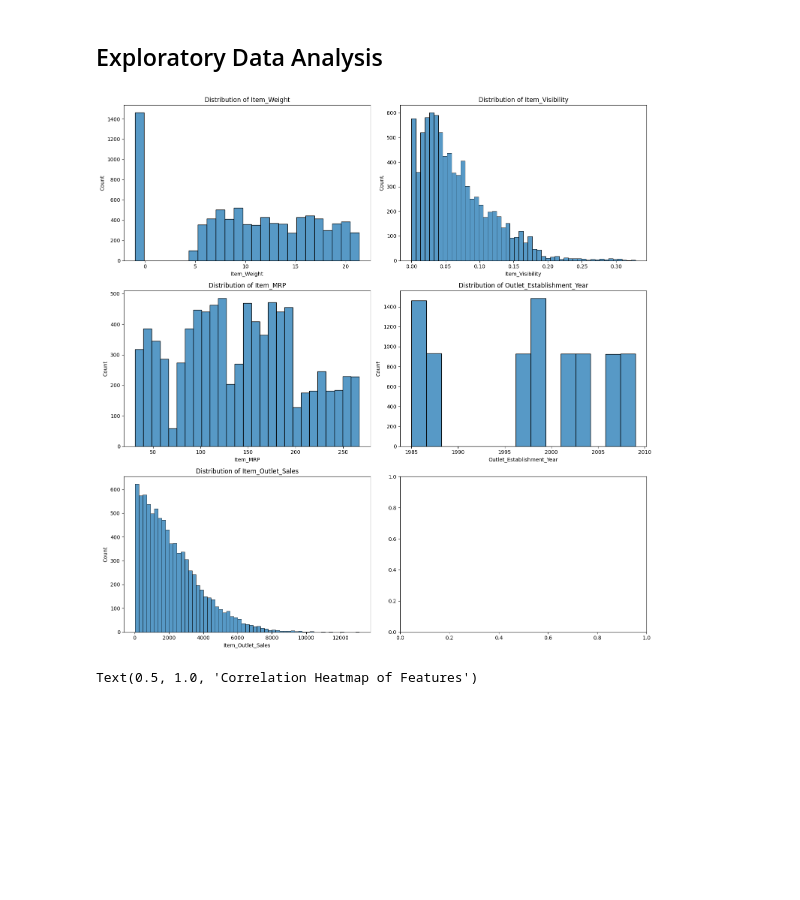
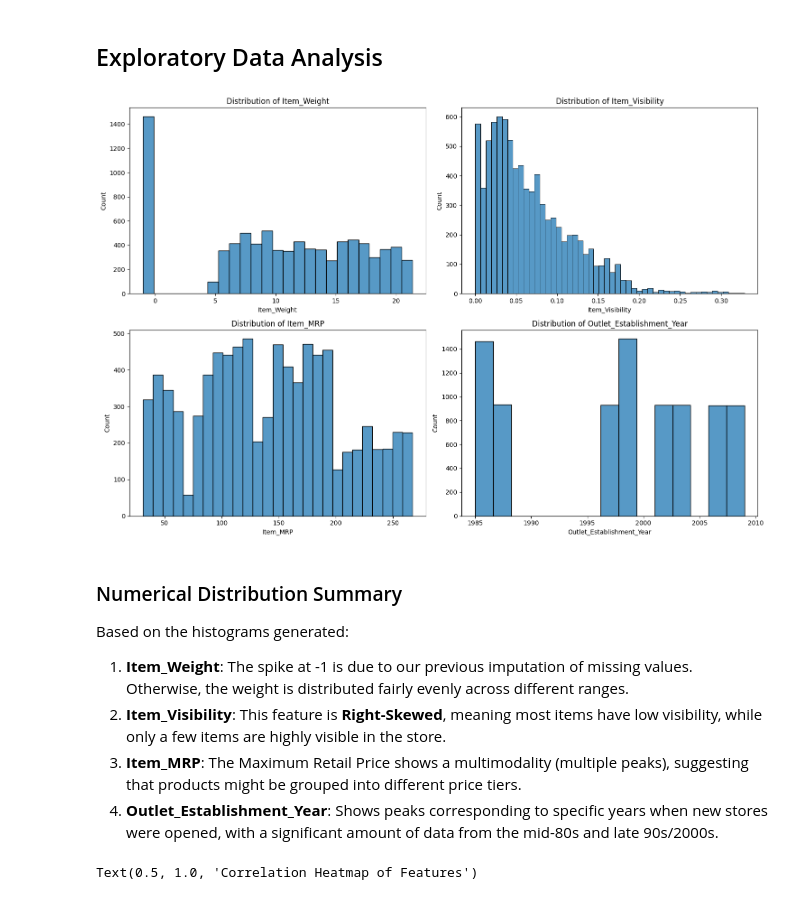
Before and after one commit to devMoamen/Prediction-of-Product-Sales, a Jupyter notebook: Prediction_of_Product_Sales.ipynb, the cells around one changed output. Saved outputs shown, nothing was run; the diff lists cells and outputs as text; code cells hidden in the pictures; blank space fills up the shorter version.

```diff
--- a/Prediction_of_Product_Sales.ipynb
+++ b/Prediction_of_Product_Sales.ipynb
@@ -153,20 +153,29 @@ sales_df.describe()
 ## Exploratory Data Analysis
 # %%
 # Identify numerical columns
-num_cols = sales_df.select_dtypes('number').columns
+num_cols = sales_df.drop(columns=['Item_Outlet_Sales']).select_dtypes('number').columns
 n_cols = 2
 n_rows = (len(num_cols) + 1) // n_cols
 
 fig, axes = plt.subplots(n_rows, n_cols, figsize=(15, 5 * n_rows))
 axes = axes.flatten()
 
 for i, col in enumerate(num_cols):
     sns.histplot(data=sales_df, x=col, ax=axes[i])
     axes[i].set_title(f'Distribution of {col}')
 
 plt.tight_layout()
 # %% [output]
-[figure, old version]
+[figure, new version]
+# %% [markdown]
+### Numerical Distribution Summary
+
+Based on the histograms generated:
+
+1. **Item_Weight**: The spike at -1 is due to our previous imputation of missing values. Otherwise, the weight is distributed fairly evenly across different ranges.
+2. **Item_Visibility**: This feature is **Right-Skewed**, meaning most items have low visibility, while only a few items are highly visible in the store.
+3. **Item_MRP**: The Maximum Retail Price shows a multimodality (multiple peaks), suggesting that products might be grouped into different price tiers.
+4. **Outlet_Establishment_Year**: Shows peaks corresponding to specific years when new stores were opened, with a significant amount of data from the mid-80s and late 90s/2000s.
 # %%
 
 # Create heatmap
```
